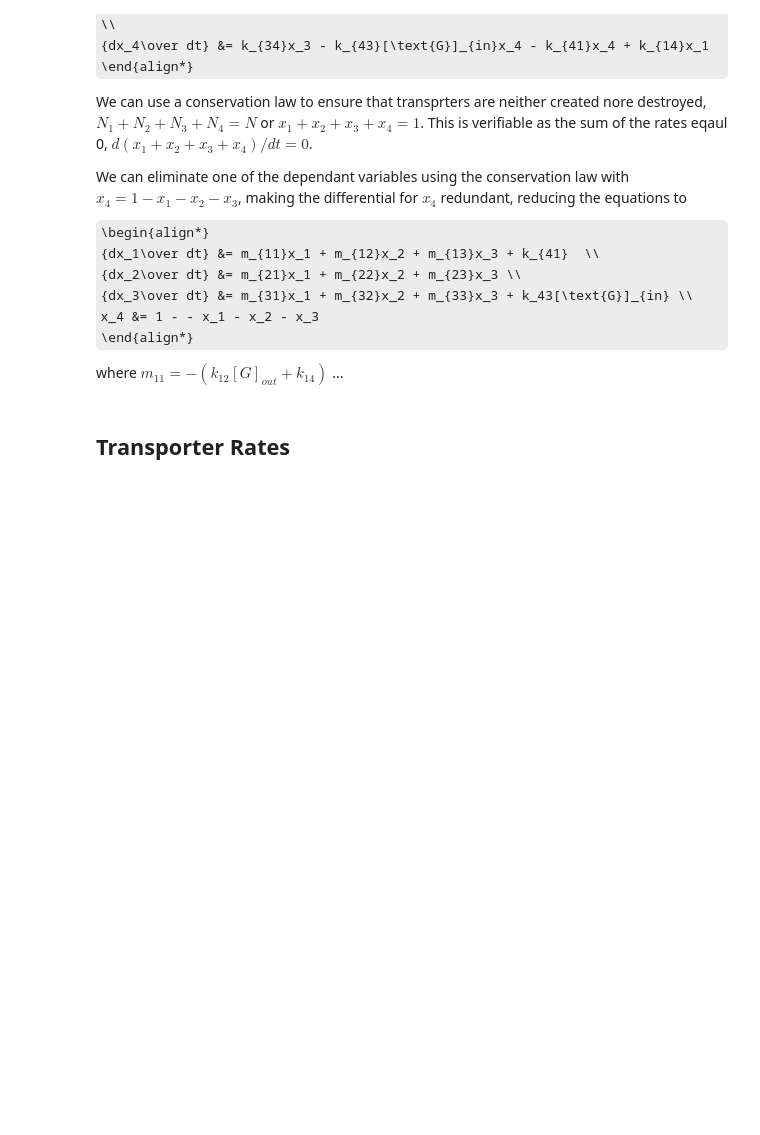
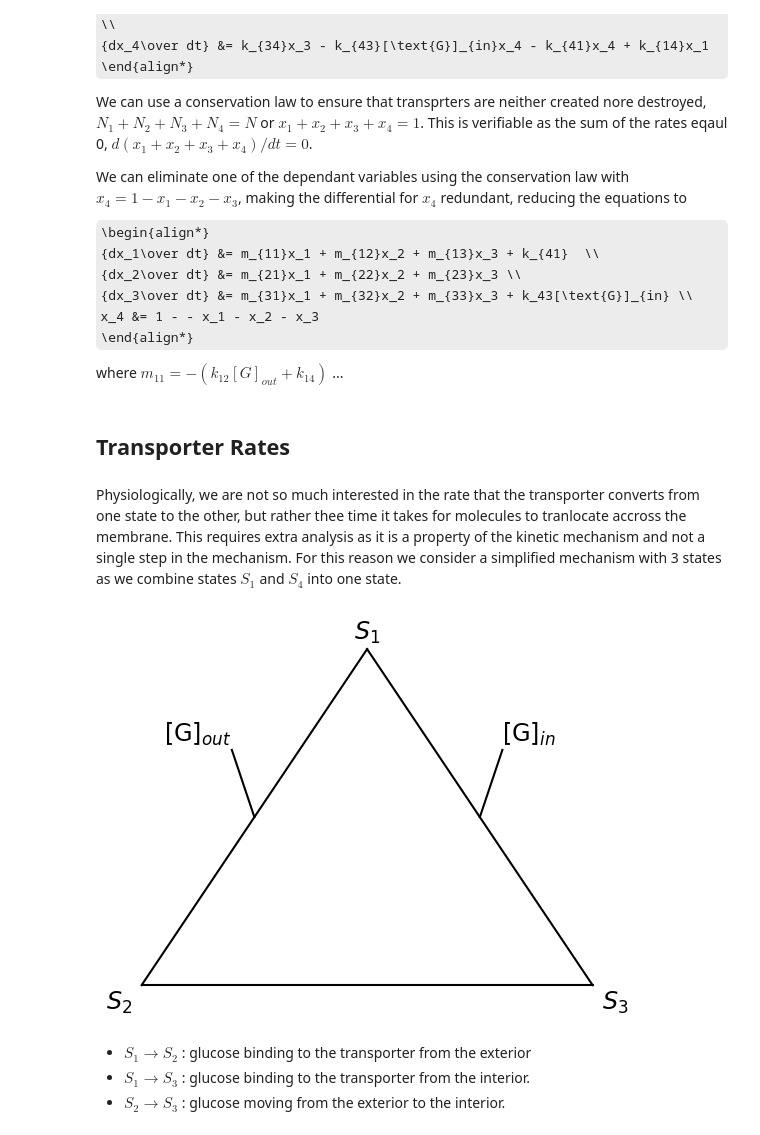
Before and after one commit to mornevwyk/Computational-Cell-Biology, a Jupyter notebook: Transporters and Pumps/PassiveTransport.ipynb, the cells around one changed output. Saved outputs shown, nothing was run; the diff lists cells and outputs as text; code cells hidden in the pictures; some formulas as TeX source; blank space fills up the shorter version.

```diff
--- a/Transporters and Pumps/PassiveTransport.ipynb
+++ b/Transporters and Pumps/PassiveTransport.ipynb
@@ -65,3 +65,25 @@ We can eliminate one of the dependant variables using the conservation law with
 where $m_{11} = -(k_{12}[G]_{out} + k_{14})$ ...
 # %% [markdown]
 ## Transporter Rates
+# %% [markdown]
+Physiologically, we are  not so much interested in the rate that the transporter converts from one state to the other, but rather thee time it takes for molecules to tranlocate accross the membrane. This requires extra analysis as it is a property of the kinetic mechanism and not a single step in the mechanism. For this reason we consider a simplified mechanism with 3 states as we combine states $S_1$ and $S_4$ into one state.
+# %%
+os = 0.05
+plt.axis('off')
+plt.plot([0.5,0], [1,0], 'black')
+plt.plot([0,1], [0,0], 'black')
+plt.plot([1,0.5], [0,1], 'black')
+plt.text(0.5,1+os,'$S_1$', horizontalalignment='center', verticalalignment='center', fontsize='xx-large')
+plt.text(0-os,0-os,'$S_2$', horizontalalignment='center', verticalalignment='center', fontsize='xx-large')
+plt.text(1+os,0-os,'$S_3$', horizontalalignment='center', verticalalignment='center', fontsize='xx-large')
+plt.text(0.2,0.7+os,'[G]$_{out}$', horizontalalignment='right', verticalalignment='center', fontsize='xx-large')
+plt.text(0.8,0.7+os,'[G]$_{in}$', horizontalalignment='left', verticalalignment='center', fontsize='xx-large')
+plt.plot([0.2, 0.25],[0.7,0.5],'black')
+plt.plot([0.8, 0.75],[0.7,0.5],'black')
+plt.show()
+# %% [output]
+[figure, added]
+# %% [markdown]
+* $S_1 \rightarrow S_2 $ : glucose binding to the transporter from the exterior
+* $S_1 \rightarrow S_3 $ : glucose binding to the transporter from the interior.
+* $S_2 \rightarrow S_3 $ : glucose moving from the exterior to the interior.
```
Also changed, not shown: parts of 3 cells of this notebook.
